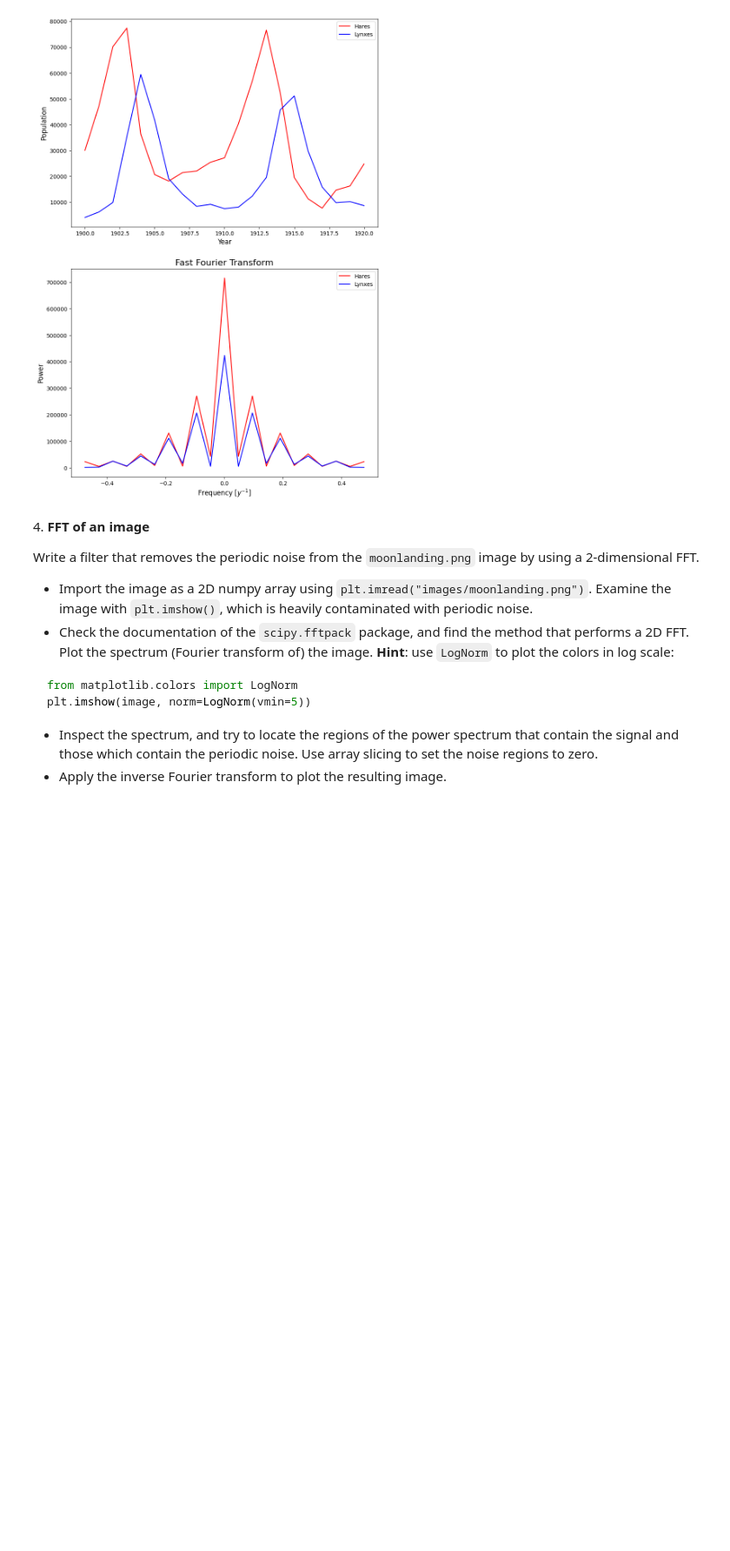
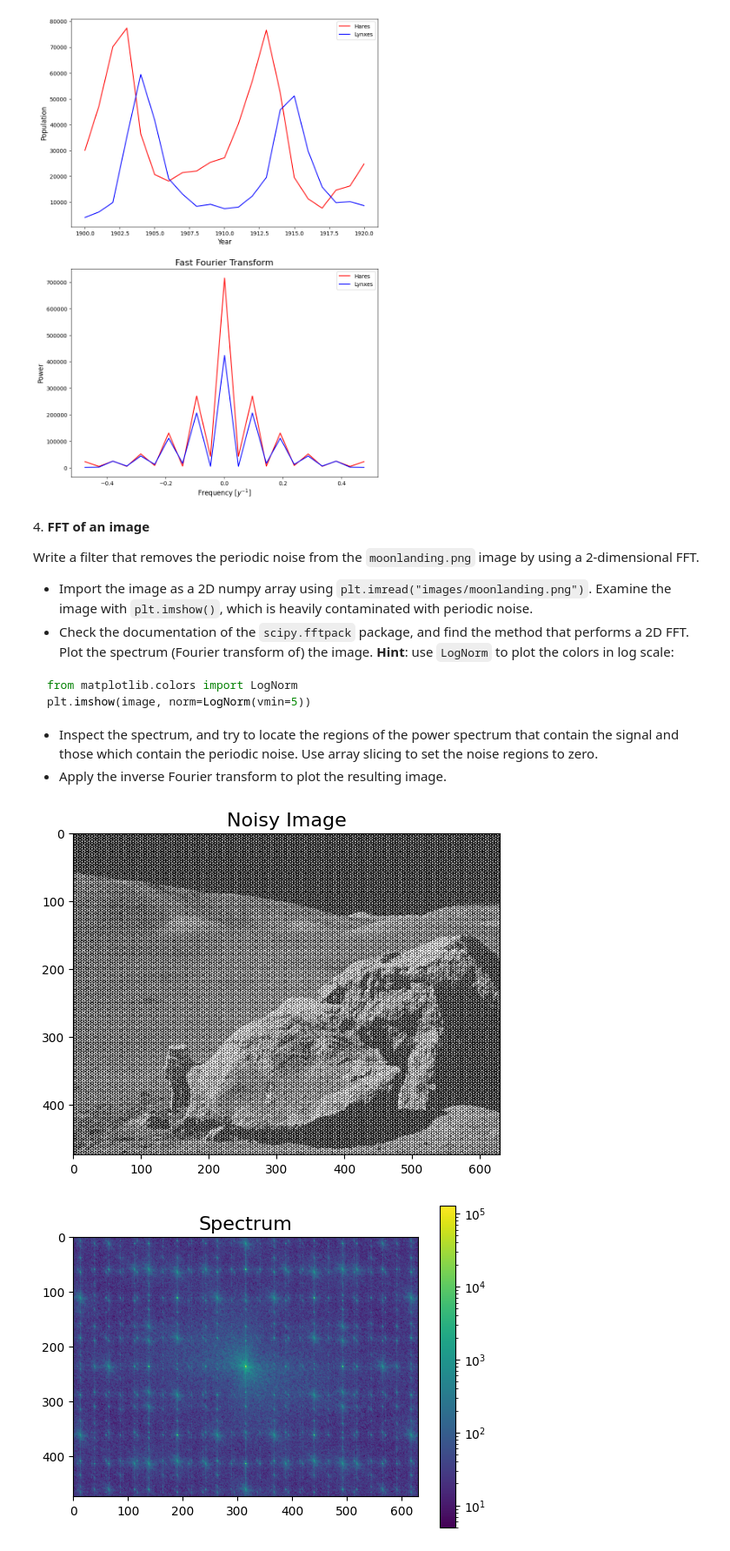
Before and after one commit to alextimis/ScientificComputingWithPython2022, a Jupyter notebook: 09ex_numerical.ipynb, the cells around one changed output. Shown at 87% size. Saved outputs shown, nothing was run; the diff lists cells and outputs as text; code cells hidden in the pictures; blank space fills up the shorter version.

````diff
--- a/09ex_numerical.ipynb
+++ b/09ex_numerical.ipynb
@@ -115,3 +135,32 @@ plt.imshow(image, norm=LogNorm(vmin=5))
 ```
 * Inspect the spectrum, and try to locate the regions of the power spectrum that contain the signal and those which contain the periodic noise. Use array slicing to set the noise regions to zero.
 * Apply the inverse Fourier transform to plot the resulting image.
+# %%
+image = plt.imread('moonlanding.png')
+plt.imshow(image, plt.cm.gray)
+plt.title("Noisy Image",fontsize=16)
+plt.show()
+
+
+image_fft = fftpack.fft2(image)
+
+
+plt.imshow(np.abs(fftpack.fftshift(image_fft)), norm=LogNorm(vmin=5))
+plt.colorbar()
+plt.title("Spectrum",fontsize=16)
+plt.show()
+
+
+
+image_fft[100:300, 100:300] = 0
+
+
+filtered_image = np.abs(fftpack.ifft2(image_fft))
+
+
+plt.imshow(filtered_image,plt.cm.gray)
+plt.title("Filtered Image",fontsize=16)
+plt.show()
+# %% [output]
+[figure, added]
+[figure, added]
````
Also changed, not shown: parts of 3 cells of this notebook, 1 other file.
